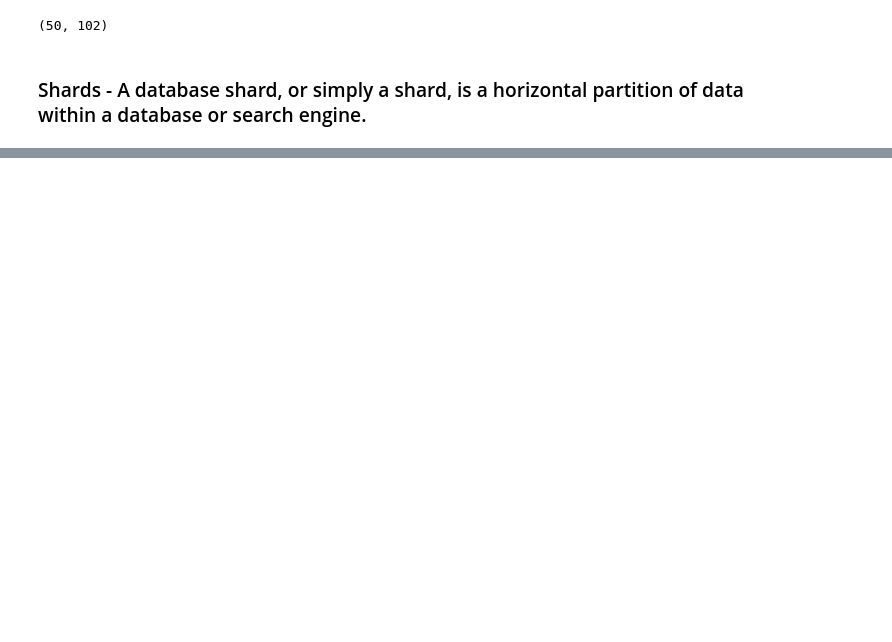
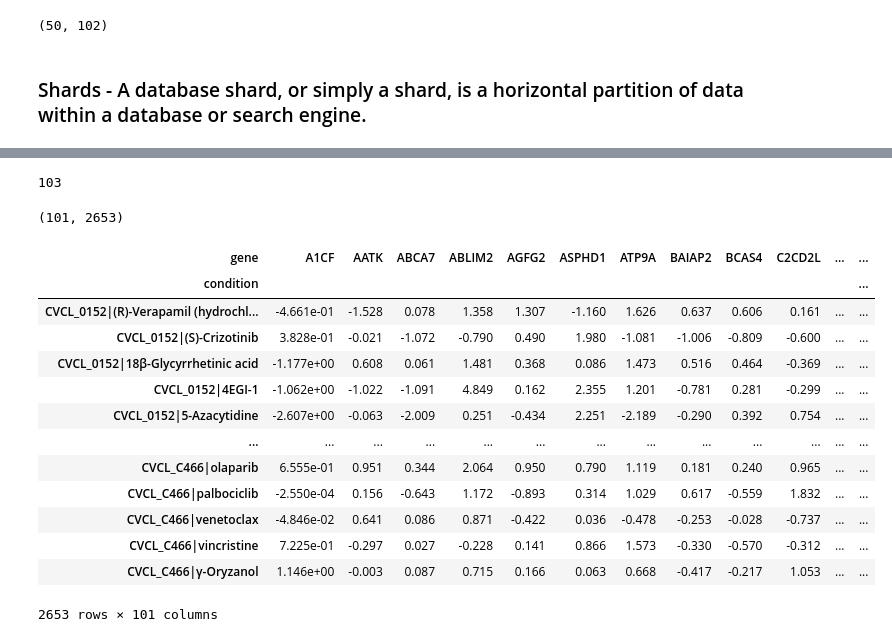
Before and after one commit to flalix/perturb_agent, a Jupyter notebook: notebooks/mtp_cBio_67_PAAD_prism cluster_embed.ipynb, the cells around one changed output, grey strips where cells are left out. Cells and saved outputs as stored; diff of their text form; code cells hidden in the pictures; blank space fills up the shorter version.

```diff
--- a/notebooks/mtp_cBio_67_PAAD_prism cluster_embed.ipynb
+++ b/notebooks/mtp_cBio_67_PAAD_prism cluster_embed.ipynb
@@ -741,0 +1038,3 @@ R1 = mc.score_clusters_vs_tahoe(sig, S, cond)
+# %%
+clu=1
+sig[clu].keys()
@@ -741,0 +1120,6 @@ R1 = mc.score_clusters_vs_tahoe(sig, S, cond)
+# %%
+genes_sel = sig[clu]['up']
+
+df1 = dft[dft.gene.isin(genes_sel)]
+print(f"Number of upregulated genes in cluster {clu}: {df1.shape[0]}")
+df1
@@ -741,0 +1141,27 @@ R1 = mc.score_clusters_vs_tahoe(sig, S, cond)
+# %%
+genes_clu = np.unique(df1.gene)
+print(len(genes_clu))
+# %% [output]
+103
+# %%
+genes_clu_in = [x for x in genes_clu if x in df_pivot.index]
+df2 = df_pivot.loc[genes_clu_in]
+
+print(df2.shape)
+df2.T
+# %% [output]
+(101, 2653)
+| gene | A1CF | AATK | ABCA7 | ABLIM2 | AGFG2 | ASPHD1 | ATP9A | BAIAP2 | BCAS4 | C2CD2L | ... | ... |
+| condition |  |  |  |  |  |  |  |  |  |  |  | ... |
+| CVCL_0152|(R)-Verapamil (hydrochl... | -4.661e-01 | -1.528 | 0.078 | 1.358 | 1.307 | -1.160 | 1.626 | 0.637 | 0.606 | 0.161 | ... | ... |
+| CVCL_0152|(S)-Crizotinib | 3.828e-01 | -0.021 | -1.072 | -0.790 | 0.490 | 1.980 | -1.081 | -1.006 | -0.809 | -0.600 | ... | ... |
+| CVCL_0152|18β-Glycyrrhetinic acid | -1.177e+00 | 0.608 | 0.061 | 1.481 | 0.368 | 0.086 | 1.473 | 0.516 | 0.464 | -0.369 | ... | ... |
+| CVCL_0152|4EGI-1 | -1.062e+00 | -1.022 | -1.091 | 4.849 | 0.162 | 2.355 | 1.201 | -0.781 | 0.281 | -0.299 | ... | ... |
+| CVCL_0152|5-Azacytidine | -2.607e+00 | -0.063 | -2.009 | 0.251 | -0.434 | 2.251 | -2.189 | -0.290 | 0.392 | 0.754 | ... | ... |
+| ... | ... | ... | ... | ... | ... | ... | ... | ... | ... | ... | ... | ... |
+| CVCL_C466|olaparib | 6.555e-01 | 0.951 | 0.344 | 2.064 | 0.950 | 0.790 | 1.119 | 0.181 | 0.240 | 0.965 | ... | ... |
+| CVCL_C466|palbociclib | -2.550e-04 | 0.156 | -0.643 | 1.172 | -0.893 | 0.314 | 1.029 | 0.617 | -0.559 | 1.832 | ... | ... |
+| CVCL_C466|venetoclax | -4.846e-02 | 0.641 | 0.086 | 0.871 | -0.422 | 0.036 | -0.478 | -0.253 | -0.028 | -0.737 | ... | ... |
+| CVCL_C466|vincristine | 7.225e-01 | -0.297 | 0.027 | -0.228 | 0.141 | 0.866 | 1.573 | -0.330 | -0.570 | -0.312 | ... | ... |
+| CVCL_C466|γ-Oryzanol | 1.146e+00 | -0.003 | 0.087 | 0.715 | 0.166 | 0.063 | 0.668 | -0.417 | -0.217 | 1.053 | ... | ... |
+2653 rows × 101 columns
```
Also changed, not shown: parts of 78 cells of this notebook, 3 other files.
